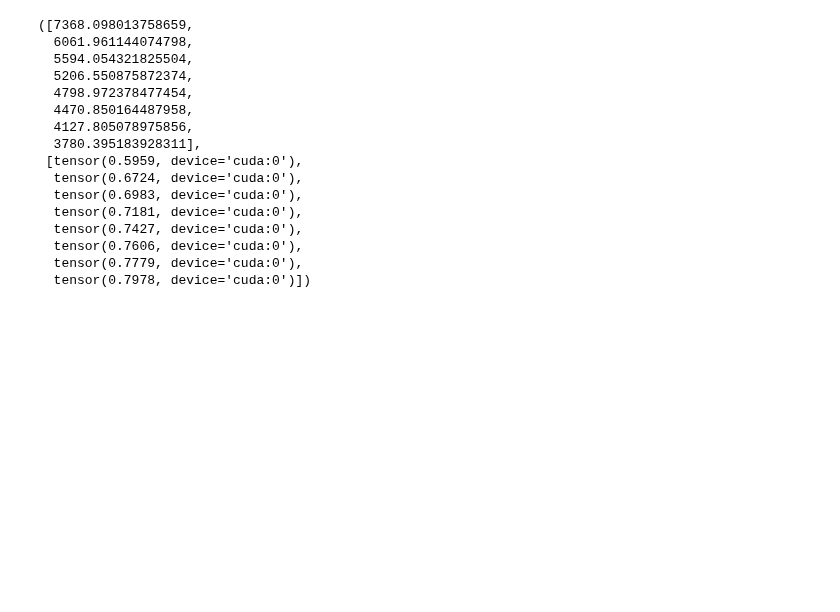
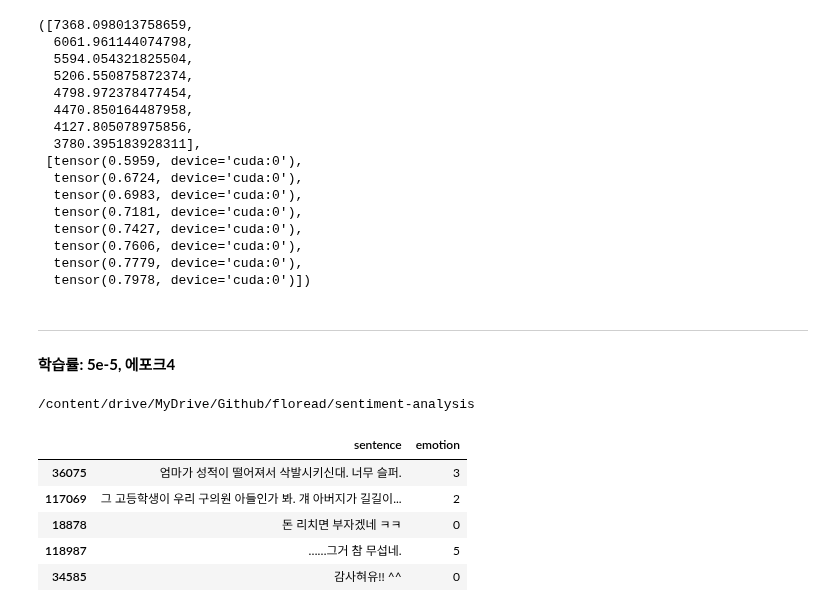
Before and after one commit to Bongwoo2lee/floread, a Jupyter notebook: sentiment-analysis/train_koelectra-v3.ipynb, the cells around one changed output. Cells and saved outputs as stored; diff of their text form; code cells hidden in the pictures; blank space fills up the shorter version.

Commit message:
Save: trained model koelectra-v3

```diff
--- a/sentiment-analysis/train_koelectra-v3.ipynb
+++ b/sentiment-analysis/train_koelectra-v3.ipynb
@@ -318,3 +318,22 @@ losses, accuracies
   tensor(0.7606, device='cuda:0'),
   tensor(0.7779, device='cuda:0'),
   tensor(0.7978, device='cuda:0')])
+# %% [markdown]
+---
+__학습률: 5e-5, 에포크4__
+# %%
+%cd /content/drive/MyDrive/Github/floread/sentiment-analysis
+
+train_set = pd.read_csv('data/병합데이터셋-v3.csv', index_col=0)
+emotions = {'행복': 0, '불안': 1, '놀람': 2, '슬픔': 3, '분노': 4, '중립': 5}
+train_set['emotion'] = train_set.emotion.map(emotions)
+
+train_set.sample(n=5)
+# %% [output]
+/content/drive/MyDrive/Github/floread/sentiment-analysis
+|  | sentence | emotion |
+| 36075 | 엄마가 성적이 떨어져서 삭발시키신대. 너무 슬퍼. | 3 |
+| 117069 | 그 고등학생이 우리 구의원 아들인가 봐. 걔 아버지가 길길이... | 2 |
+| 18878 | 돈 리치면 부자겠네 ㅋㅋ | 0 |
+| 118987 | ……그거 참 무섭네. | 5 |
+| 34585 | 감사혀유!! ^^ | 0 |
```
Also changed, not shown: parts of 10 cells of this notebook.
